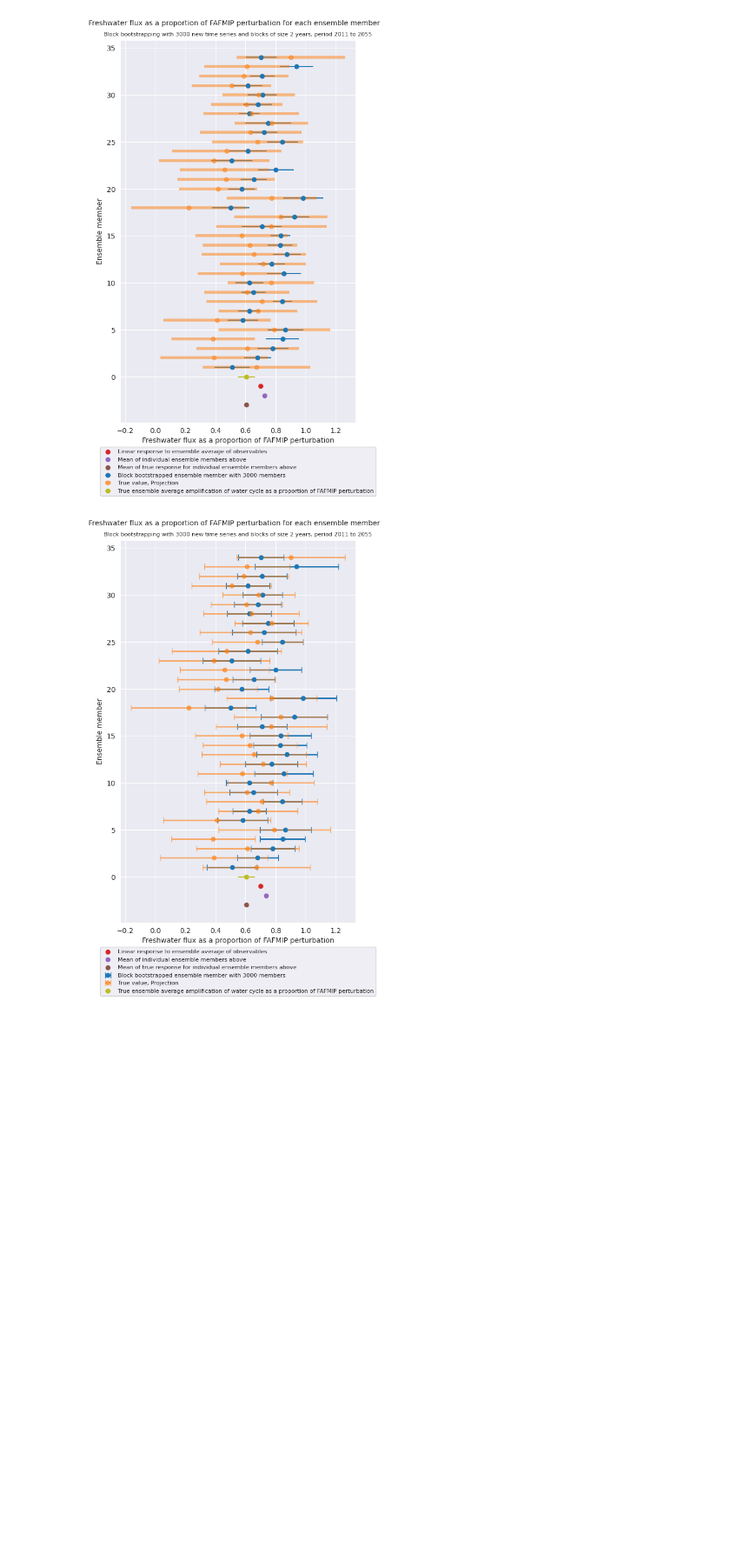
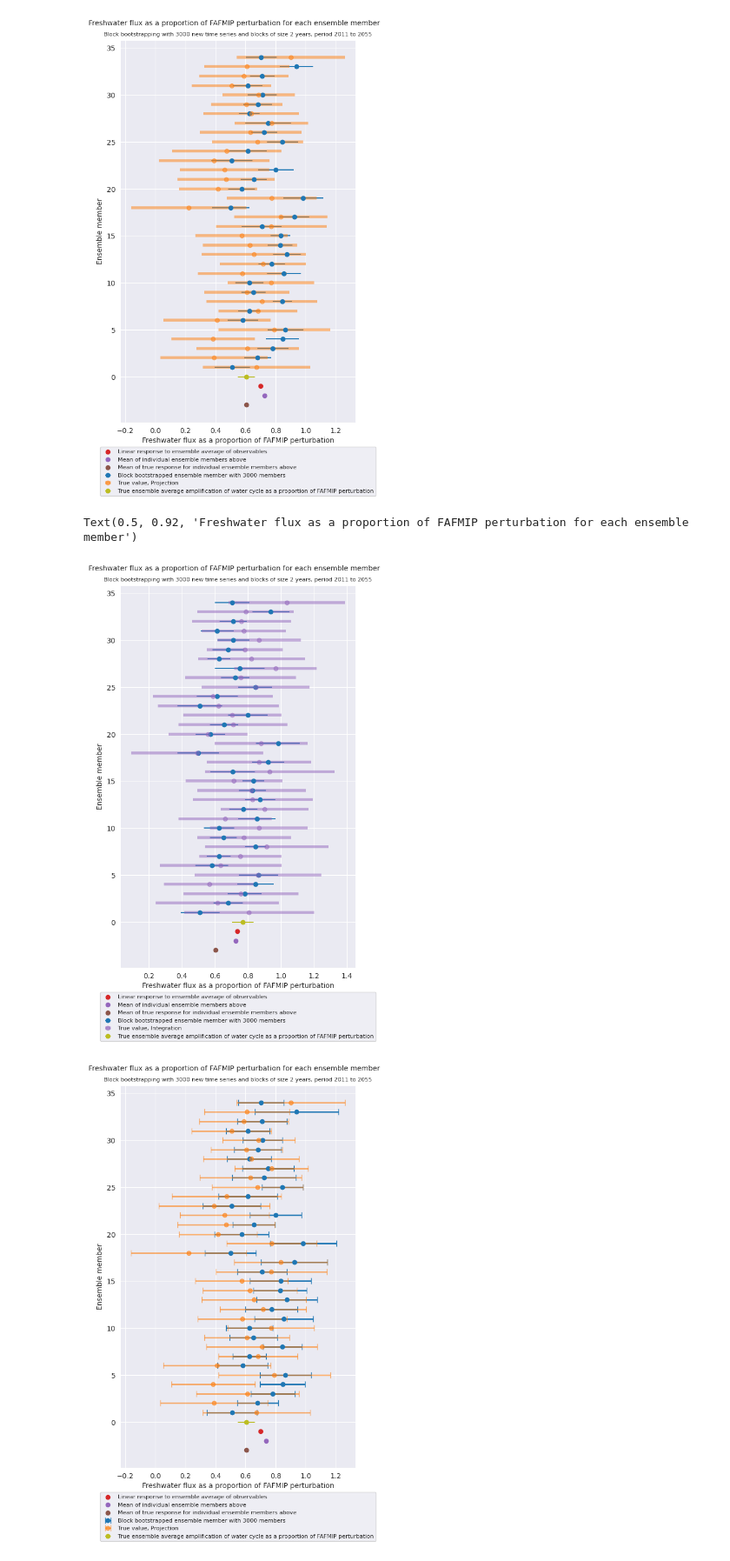
Before and after one commit to aurora-bf/freshwater_flux_linresp, a Jupyter notebook: model_tests/longer_time_series/individual_ensemble_member_CESM_longertimeseries.ipynb, the cells around one changed output. Shown at 87% size. Drawn from its saved outputs; the diff is of its cells as text; code cells hidden in the pictures; blank space fills up the shorter version.

```diff
--- a/model_tests/longer_time_series/individual_ensemble_member_CESM_longertimeseries.ipynb
+++ b/model_tests/longer_time_series/individual_ensemble_member_CESM_longertimeseries.ipynb
@@ -114,6 +114,37 @@ plt.suptitle('Freshwater flux as a proportion of FAFMIP perturbation for each en
 # %% [output]
 Text(0.5, 0.92, 'Freshwater flux as a proportion of FAFMIP perturbation for each ensemble member')
 [figure]
+# %%
+import seaborn as sns
+import matplotlib as mpl
+sns.set_style(style="darkgrid")
+mpl.rcParams['figure.dpi'] = 100
+
+import matplotlib as mpl
+mpl.rcParams['figure.dpi'] = 100
+fig,ax=plt.subplots(figsize=(6,10))
+plt.errorbar(trend_uncertainty_bootstrap_mean_method1, np.linspace(1,34,34),xerr=trend_uncertainty_bootstrap_std_method1,fmt ='o',
+        color='tab:blue',ms=6, label='Block bootstrapped ensemble member with 3000 members')
+plt.errorbar(mean_boot2, np.linspace(1,34,34),xerr=std_boot2,fmt ='o', color='tab:purple',alpha=0.5,
+        ms=6, elinewidth=4, label='True value, Integration')
+
+ax.set_ylabel('Ensemble member')
+ax.set_xlabel('Freshwater flux as a proportion of FAFMIP perturbation')
+ax.errorbar(0.7697617409610814,0,xerr=0.06405399721172099, color='tab:olive',fmt ='o',
+        ms=6,label='True ensemble average amplification of water cycle as a proportion of FAFMIP perturbation') #this value comes from true_freshwater_fluxes.ipynb
+
+ax.scatter(0.7362058507047698,-1,color='tab:red',label='Linear response to ensemble average of observables') #this value comes from linear_response_CESM_ensemblemean.ipynb
+
+ax.scatter(np.average(trend_uncertainty_bootstrap_mean_method1,weights=trend_uncertainty_bootstrap_std_method1),-2,color='tab:purple',label='Mean of individual ensemble members above')
+ax.scatter(np.average(mean_boot,weights=std_boot),-3,color='tab:brown',label='Mean of true response for individual ensemble members above')
+
+ax.legend(loc='lower center',bbox_to_anchor=(0.5,-0.2),fontsize=8)
+plt.title('Block bootstrapping with 3000 new time series and blocks of size 2 years, period 2011 to 2055',fontsize=8)
+plt.suptitle('Freshwater flux as a proportion of FAFMIP perturbation for each ensemble member',fontsize=10, y=0.92)
+#mpl.pyplot.savefig('future_indiv_ensemble.png', dpi=500,bbox_inches='tight')
+# %% [output]
+Text(0.5, 0.92, 'Freshwater flux as a proportion of FAFMIP perturbation for each ensemble member')
+[figure, added]
 # %%
 #includes model spread
 
```
Also changed, not shown: parts of 1 cell of this notebook, 39 other files.
